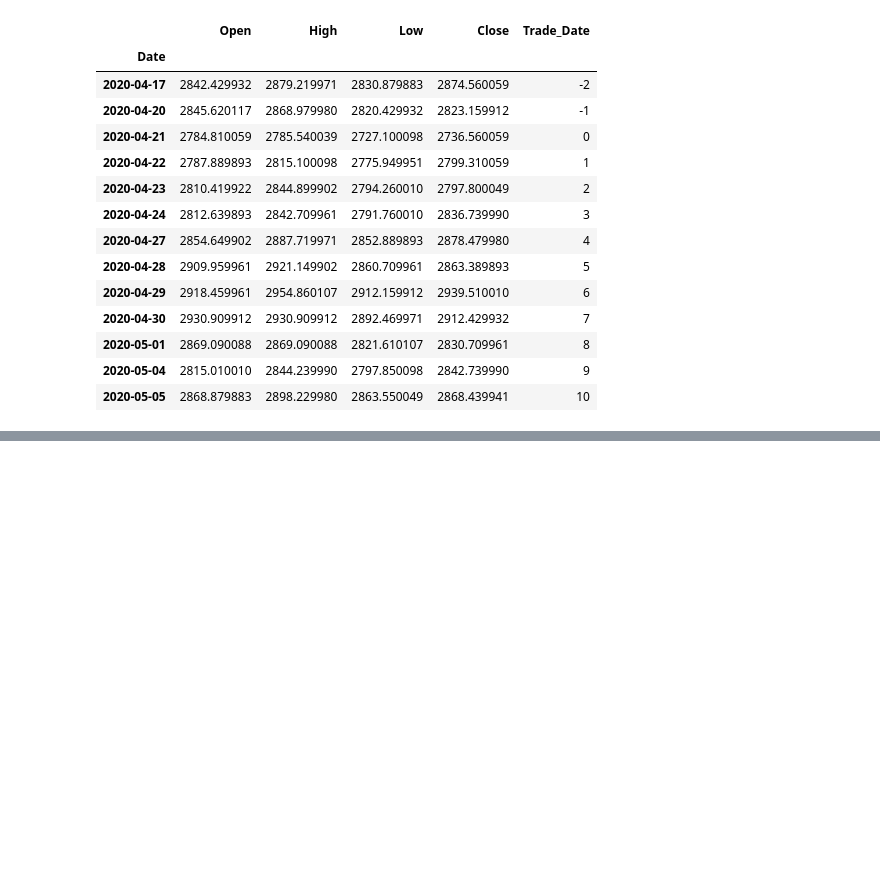
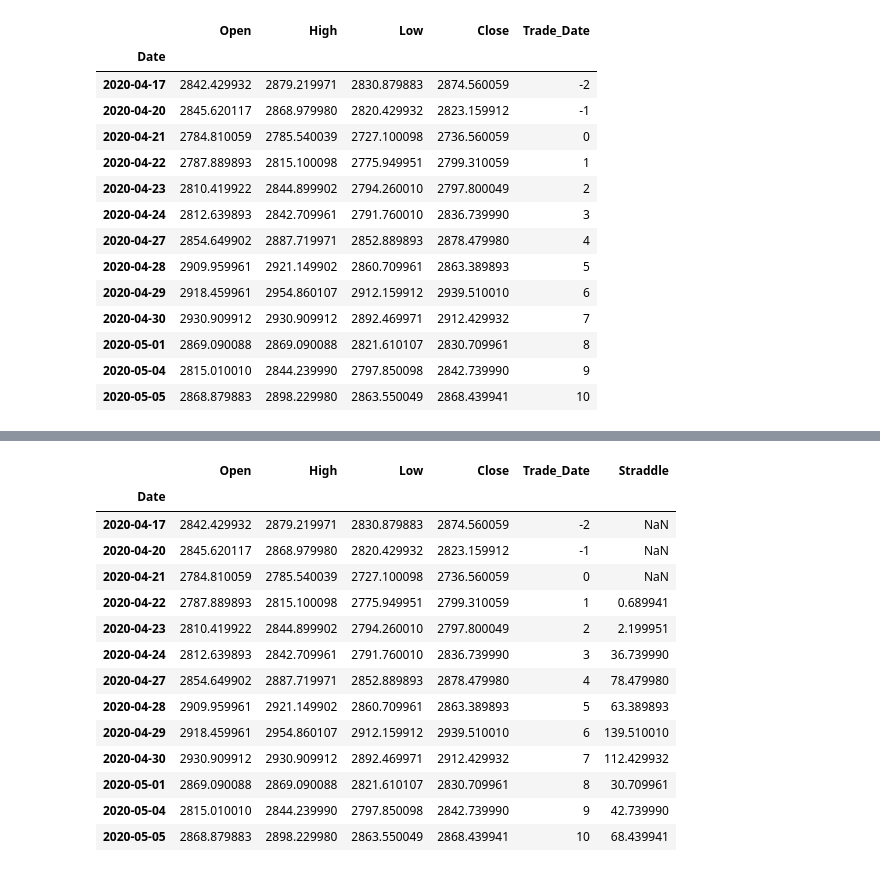
Before and after one commit to always-keep-trying/options_trading, a Jupyter notebook: src/Trading_Oil_Volatility.ipynb, the cells around one changed output, grey strips where cells are left out. Cells and saved outputs as stored; diff of their text form; code cells hidden in the pictures; blank space fills up the shorter version.

```diff
--- a/code/Trading_Oil_Volatility.ipynb
+++ b/src/Trading_Oil_Volatility.ipynb
@@ -381,0 +388,20 @@ brent_prices
+# %%
+spx_index.loc[:,'Straddle'] = np.nan
+spx_index.loc[spx_index.index>trade_date,'Straddle'] = abs(spx_index.loc[spx_index.index>trade_date,'Close']-spx_ATM_strike)
+spx_index
+# %% [output]
+|  | Open | High | Low | Close | Trade_Date | Straddle |
+| Date |  |  |  |  |  |  |
+| 2020-04-17 | 2842.429932 | 2879.219971 | 2830.879883 | 2874.560059 | -2 | NaN |
+| 2020-04-20 | 2845.620117 | 2868.979980 | 2820.429932 | 2823.159912 | -1 | NaN |
+| 2020-04-21 | 2784.810059 | 2785.540039 | 2727.100098 | 2736.560059 | 0 | NaN |
+| 2020-04-22 | 2787.889893 | 2815.100098 | 2775.949951 | 2799.310059 | 1 | 0.689941 |
+| 2020-04-23 | 2810.419922 | 2844.899902 | 2794.260010 | 2797.800049 | 2 | 2.199951 |
+| 2020-04-24 | 2812.639893 | 2842.709961 | 2791.760010 | 2836.739990 | 3 | 36.739990 |
+| 2020-04-27 | 2854.649902 | 2887.719971 | 2852.889893 | 2878.479980 | 4 | 78.479980 |
+| 2020-04-28 | 2909.959961 | 2921.149902 | 2860.709961 | 2863.389893 | 5 | 63.389893 |
+| 2020-04-29 | 2918.459961 | 2954.860107 | 2912.159912 | 2939.510010 | 6 | 139.510010 |
+| 2020-04-30 | 2930.909912 | 2930.909912 | 2892.469971 | 2912.429932 | 7 | 112.429932 |
+| 2020-05-01 | 2869.090088 | 2869.090088 | 2821.610107 | 2830.709961 | 8 | 30.709961 |
+| 2020-05-04 | 2815.010010 | 2844.239990 | 2797.850098 | 2842.739990 | 9 | 42.739990 |
+| 2020-05-05 | 2868.879883 | 2898.229980 | 2863.550049 | 2868.439941 | 10 | 68.439941 |
```
Also changed, not shown: parts of 5 cells of this notebook, 11 other files.
